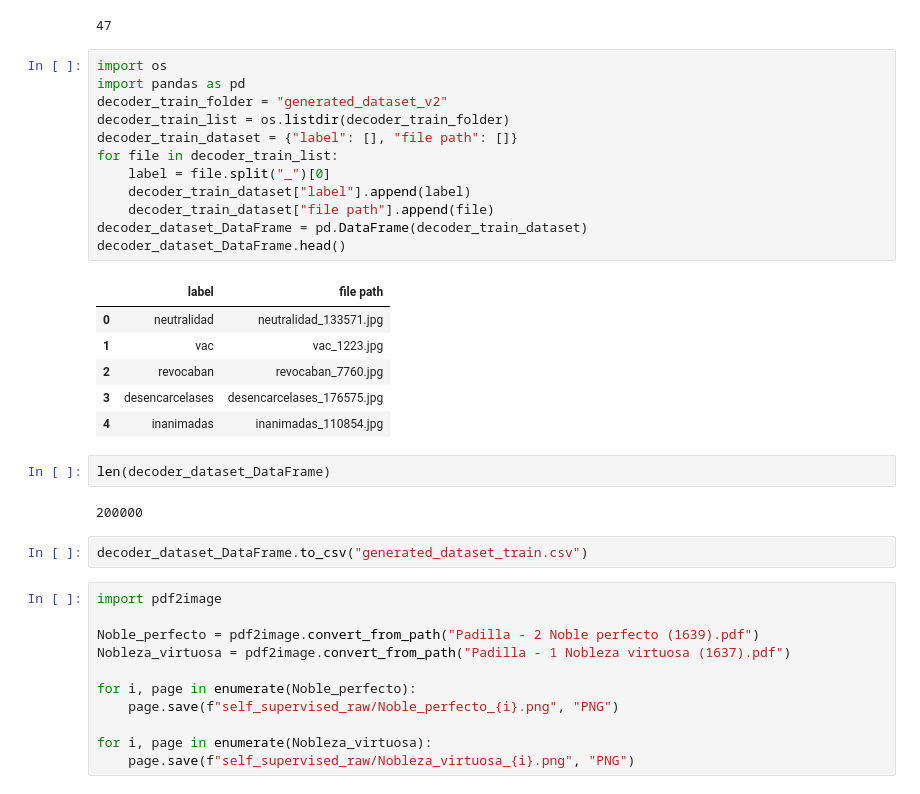
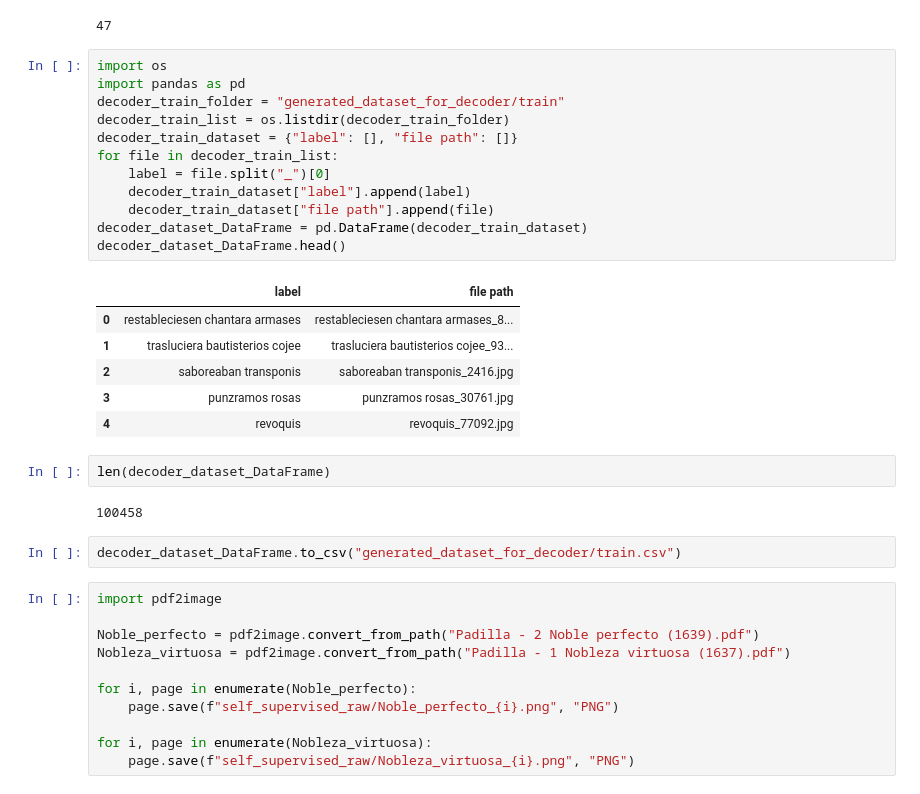
Before and after one commit to yamanoko/SeqCLR_RenaissanceSpanish, a Jupyter notebook: make_dataset.ipynb, the cells around one changed output. Saved outputs shown, nothing was run; the diff lists cells and outputs as text.

```diff
--- a/make_dataset.ipynb
+++ b/make_dataset.ipynb
@@ -578,28 +578,28 @@ max([len(char) for char in flatten_list])
 # %%
 import os
 import pandas as pd
-decoder_train_folder = "generated_dataset_v2"
+decoder_train_folder = "generated_dataset_for_decoder/train"
 decoder_train_list = os.listdir(decoder_train_folder)
 decoder_train_dataset = {"label": [], "file path": []}
 for file in decoder_train_list:
     label = file.split("_")[0]
     decoder_train_dataset["label"].append(label)
     decoder_train_dataset["file path"].append(file)
 decoder_dataset_DataFrame = pd.DataFrame(decoder_train_dataset)
 decoder_dataset_DataFrame.head()
 # %% [output]
 |  | label | file path |
-| 0 | neutralidad | neutralidad_133571.jpg |
-| 1 | vac | vac_1223.jpg |
-| 2 | revocaban | revocaban_7760.jpg |
-| 3 | desencarcelases | desencarcelases_176575.jpg |
-| 4 | inanimadas | inanimadas_110854.jpg |
+| 0 | restableciesen chantara armases | restableciesen chantara armases_8... |
+| 1 | trasluciera bautisterios cojee | trasluciera bautisterios cojee_93... |
+| 2 | saboreaban transponis | saboreaban transponis_2416.jpg |
+| 3 | punzramos rosas | punzramos rosas_30761.jpg |
+| 4 | revoquis | revoquis_77092.jpg |
 # %%
 len(decoder_dataset_DataFrame)
 # %% [output]
-200000
+100458
 # %%
-decoder_dataset_DataFrame.to_csv("generated_dataset_train.csv")
+decoder_dataset_DataFrame.to_csv("generated_dataset_for_decoder/train.csv")
 # %%
 import pdf2image
 
```
Also changed, not shown: 8 other files.
